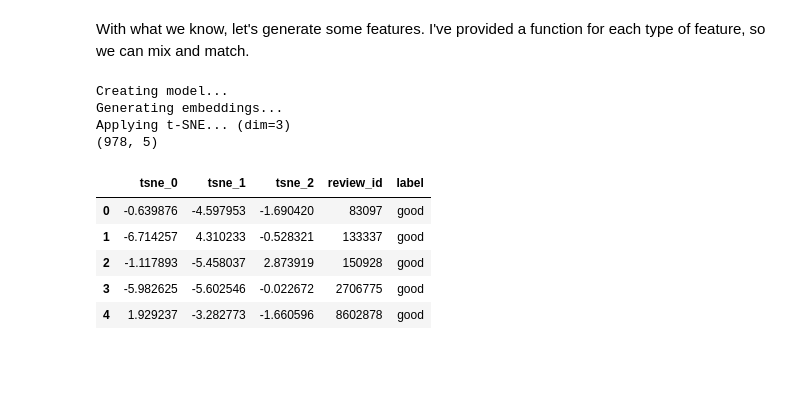
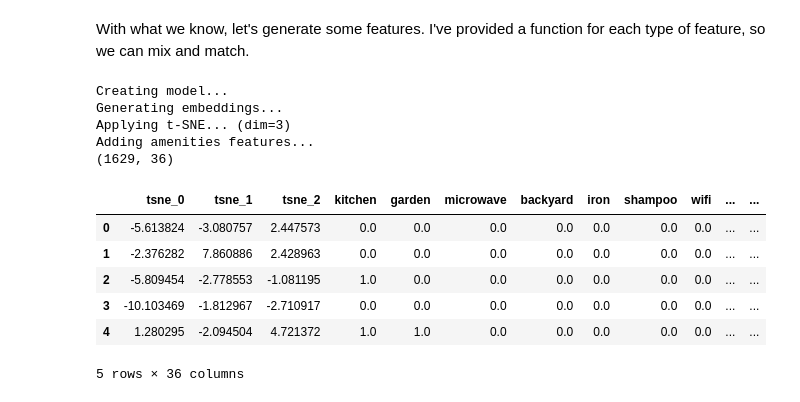
Before and after one commit to g1776/DS440CapstoneIndubitably, a Jupyter notebook: notebooks/modelling/feature_engineering.ipynb, the cells around one changed output. Drawn from its saved outputs; the diff is of its cells as text; code cells hidden in the pictures; blank space fills up the shorter version.

```diff
--- a/notebooks/modelling/feature_engineering.ipynb
+++ b/notebooks/modelling/feature_engineering.ipynb
@@ -228,0 +289,33 @@ def ngrams_features(features, n):
+# %%
+def amenities_features(features: pd.DataFrame) -> pd.DataFrame:
+    print("Adding amenities features...")
+    amenities_features_df = pd.DataFrame()
+    # 1. Find the amenities in the listings
+    for index, row in df.iterrows():
+        # 1. Find the amenities in the listings
+        amenities = row.amenities
+
+        # Add one row to the features dataframe using pd.concat
+        amenities_features_df = pd.concat([amenities_features_df, pd.DataFrame(columns=amenities_features_df.columns)])
+
+        # 2. For each amenity, see if it is present in the review
+        for amenity in amenities:
+            if amenity in row.comments:
+                # 3. If it is present, add 1 for that feature
+                if amenity in amenities_features_df.columns:
+                    amenities_features_df.loc[index, amenity] = 1
+                #   If the amenity does not already exist from another review, add it to the features dataframe
+                else:
+                    amenities_features_df.loc[index, amenity] = 0
+
+    # 4. fill missing values with 0
+    amenities_features_df = amenities_features_df.fillna(0)
+
+    # 5. Add the features to the features dataframe
+    features = pd.concat([features, amenities_features_df], axis=1)
+
+    return features
+
+features = pd.DataFrame()
+features_with_amenities = amenities_features(features)
+features_with_amenities.sum().sort_values(ascending=False).head(10)
@@ -301,30 +407,36 @@ It looks like the "mbad" labels are mostly together. The "mgood" are kind of in
 # %% [markdown]
 With what we know, let's generate some features. I've provided a function for each type of feature, so we can mix and match.
 # %%
-from collections import Counter
+features = pd.DataFrame()
 
-# build features
-features = pd.DataFrame()
+# get the embeddings
 features = embeddings_features(features)
 
 # apply tsne to reduce to `dims` dimensions
 dims = 3
 features = tsne_features(features, dims=dims)
 
-# add id and label
+# get the amenities
+features = amenities_features(features)
+
+# fill missing values with 0
+features = features.fillna(0)
+
 features["review_id"] = df.review_id
 features["label"] = df.label
 
 print(features.shape)
 features.head()
 # %% [output]
 Creating model...
 Generating embeddings...
 Applying t-SNE... (dim=3)
-(978, 5)
+Adding amenities features...
+(1629, 36)
-|  | tsne_0 | tsne_1 | tsne_2 | review_id | label |
-| 0 | -0.639876 | -4.597953 | -1.690420 | 83097 | good |
-| 1 | -6.714257 | 4.310233 | -0.528321 | 133337 | good |
-| 2 | -1.117893 | -5.458037 | 2.873919 | 150928 | good |
-| 3 | -5.982625 | -5.602546 | -0.022672 | 2706775 | good |
-| 4 | 1.929237 | -3.282773 | -1.660596 | 8602878 | good |
+|  | tsne_0 | tsne_1 | tsne_2 | kitchen | garden | microwave | backyard | iron | shampoo | wifi | ... | ... |
+| 0 | -5.613824 | -3.080757 | 2.447573 | 0.0 | 0.0 | 0.0 | 0.0 | 0.0 | 0.0 | 0.0 | ... | ... |
+| 1 | -2.376282 | 7.860886 | 2.428963 | 0.0 | 0.0 | 0.0 | 0.0 | 0.0 | 0.0 | 0.0 | ... | ... |
+| 2 | -5.809454 | -2.778553 | -1.081195 | 1.0 | 0.0 | 0.0 | 0.0 | 0.0 | 0.0 | 0.0 | ... | ... |
+| 3 | -10.103469 | -1.812967 | -2.710917 | 0.0 | 0.0 | 0.0 | 0.0 | 0.0 | 0.0 | 0.0 | ... | ... |
+| 4 | 1.280295 | -2.094504 | 4.721372 | 1.0 | 1.0 | 0.0 | 0.0 | 0.0 | 0.0 | 0.0 | ... | ... |
+5 rows × 36 columns
```
Also changed, not shown: parts of 15 cells of this notebook, 4 other files.
